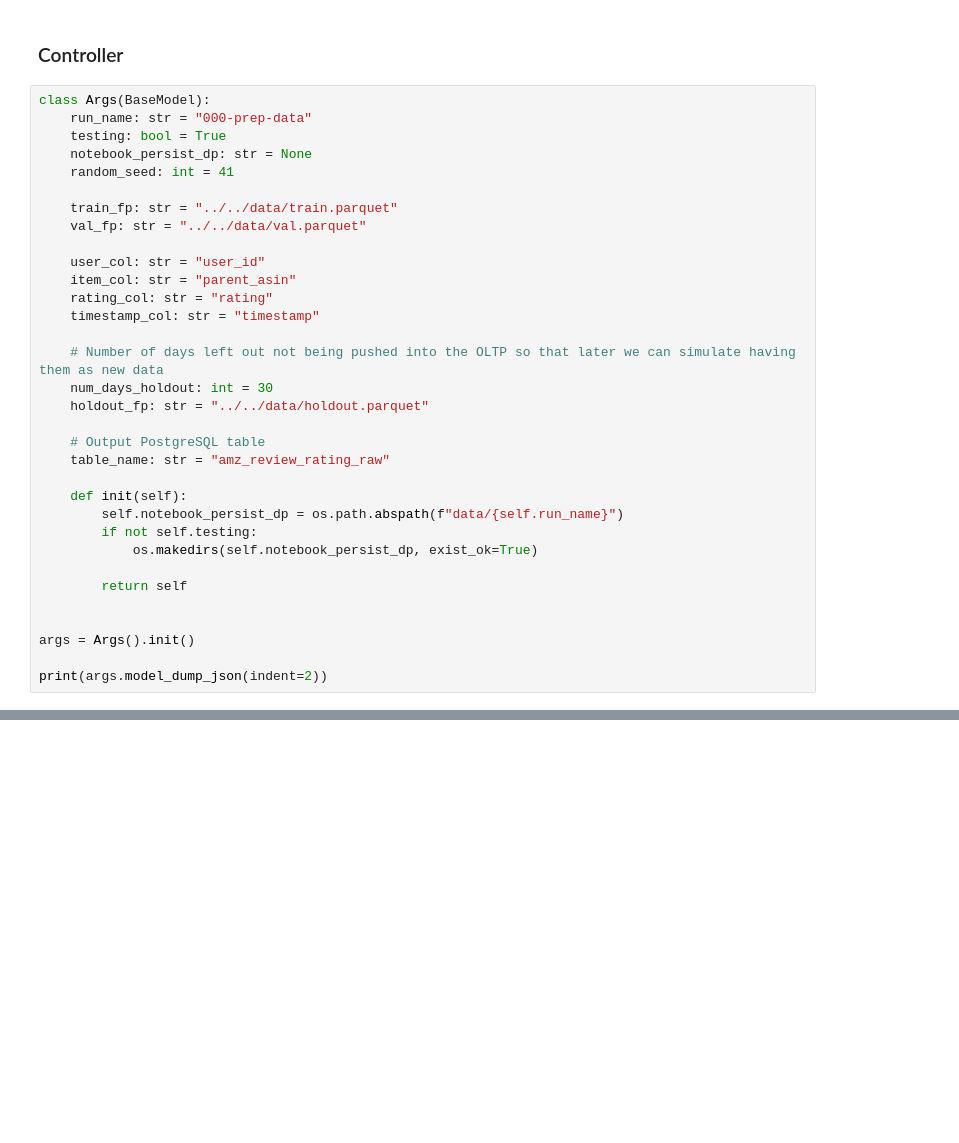
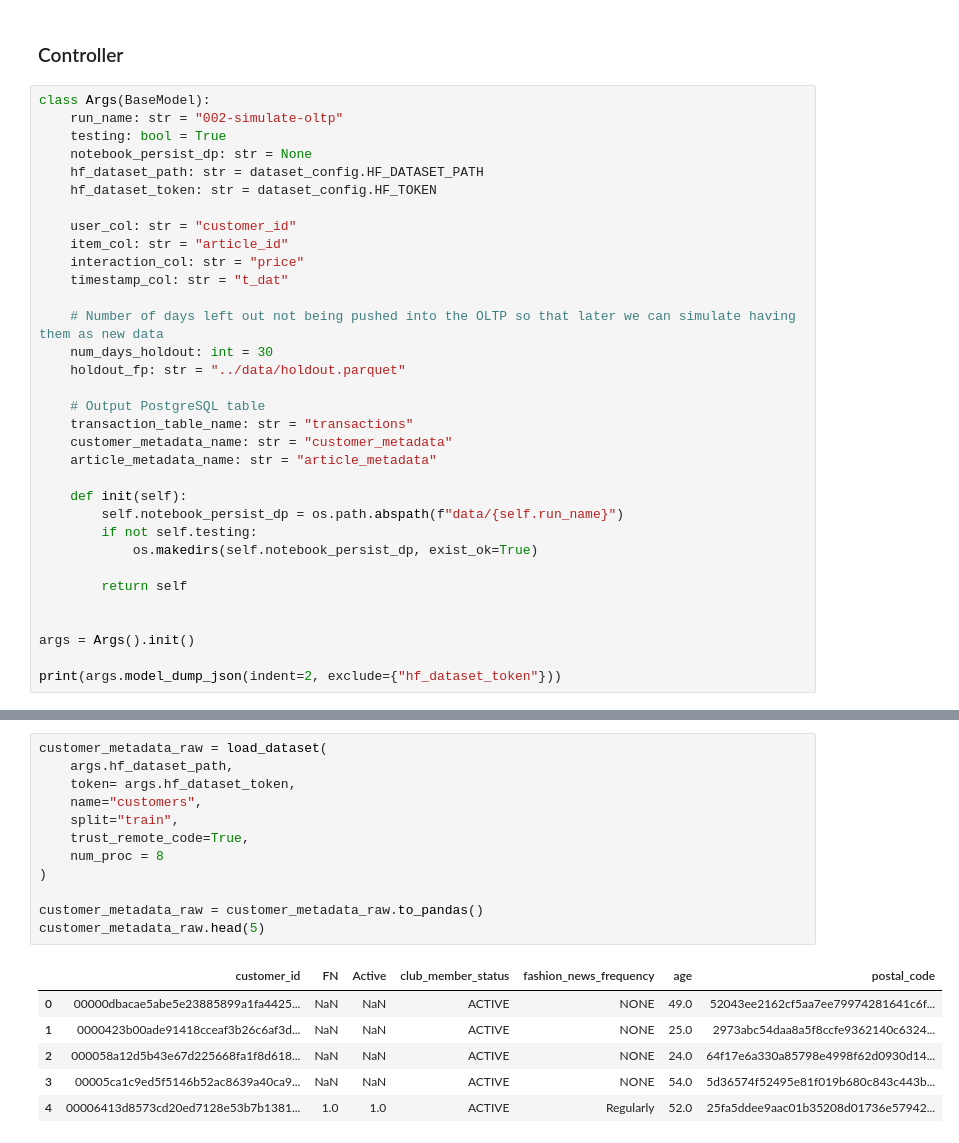
Before and after one commit to dinhln03/HM-ScalableRecs, a Jupyter notebook: notebooks/002-simulate-oltp.ipynb, the cells around one changed output, grey strips where cells are left out. Drawn from its saved outputs; the diff is of its cells as text; blank space fills up the shorter version.

Commit message:
✨ feat(ingest): implement simple data ingestion pipeline to OLTP database

```diff
--- a/notebooks/002-simulate-oltp.ipynb
+++ b/notebooks/002-simulate-oltp.ipynb
@@ -26,25 +36,25 @@ datasets.logging.set_verbosity_error()
 ### Controller
 # %%
 class Args(BaseModel):
-    run_name: str = "000-prep-data"
+    run_name: str = "002-simulate-oltp"
     testing: bool = True
     notebook_persist_dp: str = None
-    random_seed: int = 41
+    hf_dataset_path: str = dataset_config.HF_DATASET_PATH
+    hf_dataset_token: str = dataset_config.HF_TOKEN
 
-    train_fp: str = "../../data/train.parquet"
-    val_fp: str = "../../data/val.parquet"
-
-    user_col: str = "user_id"
-    item_col: str = "parent_asin"
-    rating_col: str = "rating"
-    timestamp_col: str = "timestamp"
+    user_col: str = "customer_id"
+    item_col: str = "article_id"
+    interaction_col: str = "price"
+    timestamp_col: str = "t_dat"
 
     # Number of days left out not being pushed into the OLTP so that later we can simulate having them as new data
     num_days_holdout: int = 30
-    holdout_fp: str = "../../data/holdout.parquet"
+    holdout_fp: str = "../data/holdout.parquet"
 
     # Output PostgreSQL table
-    table_name: str = "amz_review_rating_raw"
+    transaction_table_name: str = "transactions"
+    customer_metadata_name: str = "customer_metadata"
+    article_metadata_name: str = "article_metadata"
 
     def init(self):
         self.notebook_persist_dp = os.path.abspath(f"data/{self.run_name}")
@@ -56,4 +66,4 @@ class Args(BaseModel):
 
 args = Args().init()
 
-print(args.model_dump_json(indent=2))
+print(args.model_dump_json(indent=2, exclude={"hf_dataset_token"}))
@@ -59,0 +107,19 @@ print(args.model_dump_json(indent=2))
+# %%
+customer_metadata_raw = load_dataset(
+    args.hf_dataset_path,
+    token= args.hf_dataset_token,
+    name="customers",
+    split="train",
+    trust_remote_code=True,
+    num_proc = 8
+)
+
+customer_metadata_raw = customer_metadata_raw.to_pandas()
+customer_metadata_raw.head(5)
+# %% [output]
+|  | customer_id | FN | Active | club_member_status | fashion_news_frequency | age | postal_code |
+| 0 | 00000dbacae5abe5e23885899a1fa4425... | NaN | NaN | ACTIVE | NONE | 49.0 | 52043ee2162cf5aa7ee79974281641c6f... |
+| 1 | 0000423b00ade91418cceaf3b26c6af3d... | NaN | NaN | ACTIVE | NONE | 25.0 | 2973abc54daa8a5f8ccfe9362140c6324... |
+| 2 | 000058a12d5b43e67d225668fa1f8d618... | NaN | NaN | ACTIVE | NONE | 24.0 | 64f17e6a330a85798e4998f62d0930d14... |
+| 3 | 00005ca1c9ed5f5146b52ac8639a40ca9... | NaN | NaN | ACTIVE | NONE | 54.0 | 5d36574f52495e81f019b680c843c443b... |
+| 4 | 00006413d8573cd20ed7128e53b7b1381... | 1.0 | 1.0 | ACTIVE | Regularly | 52.0 | 25fa5ddee9aac01b35208d01736e57942... |
```
Also changed, not shown: parts of 15 cells of this notebook, 8 other files.
